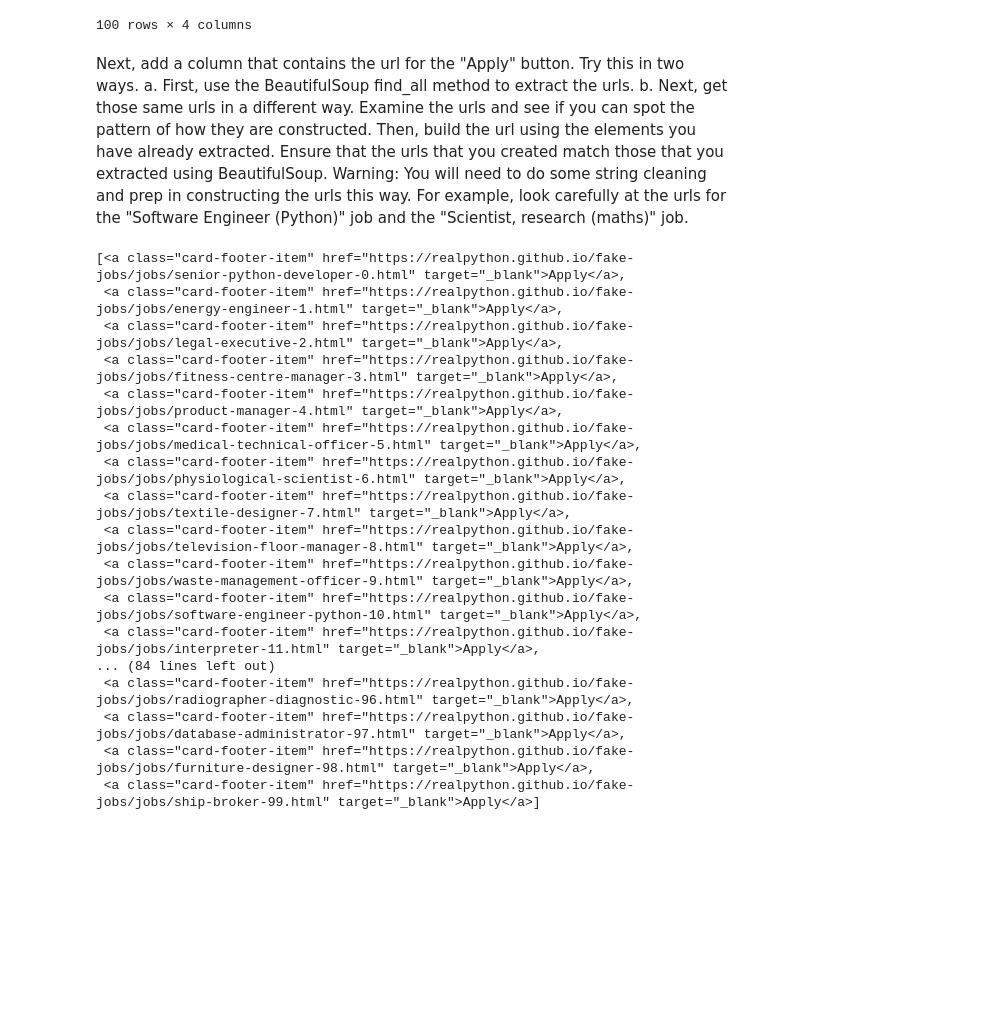
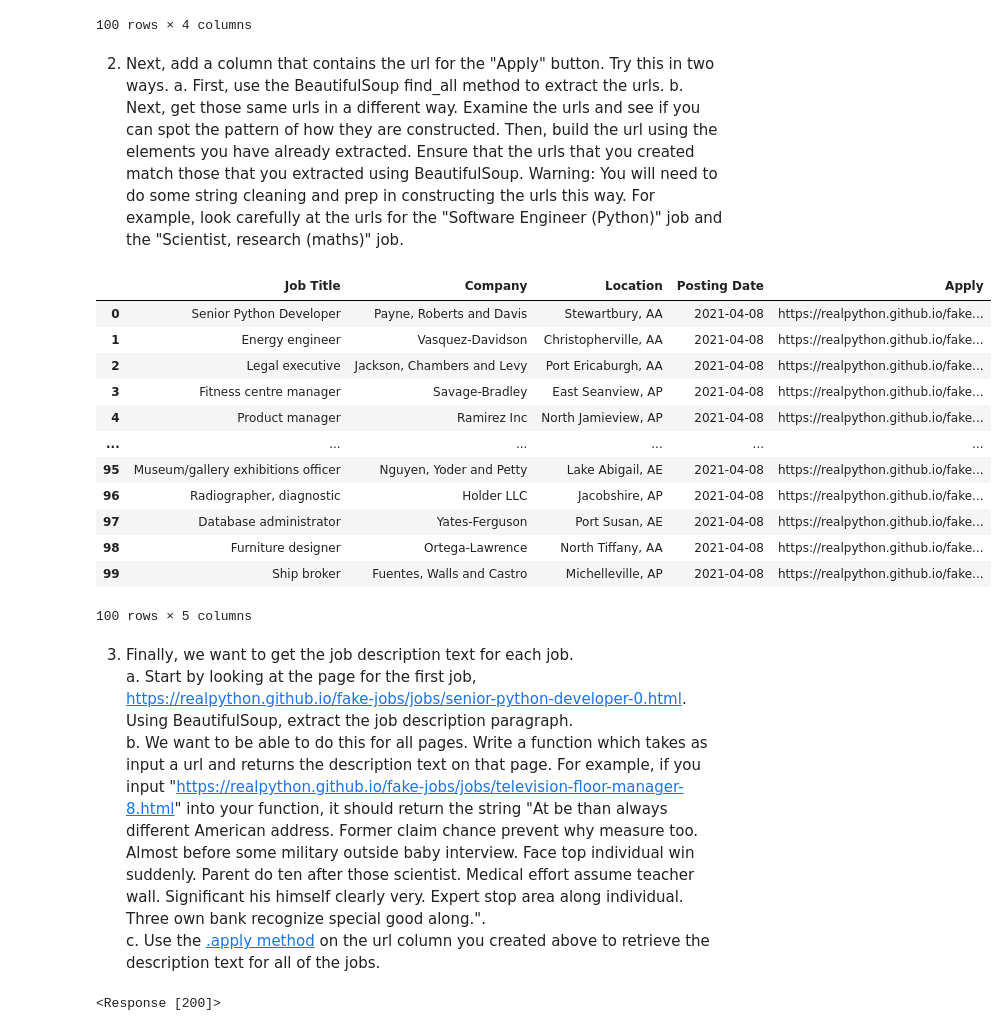
Before and after one commit to NSS-Data-Analytics-Cohort-10/webscraping-elisianguyen, a Jupyter notebook: webscraping_fake_jobs.ipynb, the cells around one changed output. Saved outputs shown, nothing was run; the diff lists cells and outputs as text; code cells hidden in the pictures; blank space fills up the shorter version.

```diff
--- a/webscraping_fake_jobs.ipynb
+++ b/webscraping_fake_jobs.ipynb
@@ -97,29 +97,49 @@ fake_jobs
 | 99 | Ship broker | Fuentes, Walls and Castro | Michelleville, AP | 2021-04-08 |
 100 rows × 4 columns
 # %% [markdown]
-Next, add a column that contains the url for the "Apply" button. Try this in two ways.
+2. Next, add a column that contains the url for the "Apply" button. Try this in two ways.
 a. First, use the BeautifulSoup find_all method to extract the urls.
 b. Next, get those same urls in a different way. Examine the urls and see if you can spot the pattern of how they are constructed. Then, build the url using the elements you have already extracted. Ensure that the urls that you created match those that you extracted using BeautifulSoup. Warning: You will need to do some string cleaning and prep in constructing the urls this way. For example, look carefully at the urls for the "Software Engineer (Python)" job and the "Scientist, research (maths)" job.
-# %%
-#find all
-all_apply = soup.find_all('a', text='Apply')
-
-apply_urls = [url.get('href') for url in ]
-# %% [output]
-[<a class="card-footer-item" href="https://realpython.github.io/fake-jobs/jobs/senior-python-developer-0.html" target="_blank">Apply</a>,
- <a class="card-footer-item" href="https://realpython.github.io/fake-jobs/jobs/energy-engineer-1.html" target="_blank">Apply</a>,
- <a class="card-footer-item" href="https://realpython.github.io/fake-jobs/jobs/legal-executive-2.html" target="_blank">Apply</a>,
- <a class="card-footer-item" href="https://realpython.github.io/fake-jobs/jobs/fitness-centre-manager-3.html" target="_blank">Apply</a>,
- <a class="card-footer-item" href="https://realpython.github.io/fake-jobs/jobs/product-manager-4.html" target="_blank">Apply</a>,
- <a class="card-footer-item" href="https://realpython.github.io/fake-jobs/jobs/medical-technical-officer-5.html" target="_blank">Apply</a>,
- <a class="card-footer-item" href="https://realpython.github.io/fake-jobs/jobs/physiological-scientist-6.html" target="_blank">Apply</a>,
- <a class="card-footer-item" href="https://realpython.github.io/fake-jobs/jobs/textile-designer-7.html" target="_blank">Apply</a>,
- <a class="card-footer-item" href="https://realpython.github.io/fake-jobs/jobs/television-floor-manager-8.html" target="_blank">Apply</a>,
- <a class="card-footer-item" href="https://realpython.github.io/fake-jobs/jobs/waste-management-officer-9.html" target="_blank">Apply</a>,
- <a class="card-footer-item" href="https://realpython.github.io/fake-jobs/jobs/software-engineer-python-10.html" target="_blank">Apply</a>,
- <a class="card-footer-item" href="https://realpython.github.io/fake-jobs/jobs/interpreter-11.html" target="_blank">Apply</a>,
-... (84 lines left out)
- <a class="card-footer-item" href="https://realpython.github.io/fake-jobs/jobs/radiographer-diagnostic-96.html" target="_blank">Apply</a>,
- <a class="card-footer-item" href="https://realpython.github.io/fake-jobs/jobs/database-administrator-97.html" target="_blank">Apply</a>,
- <a class="card-footer-item" href="https://realpython.github.io/fake-jobs/jobs/furniture-designer-98.html" target="_blank">Apply</a>,
- <a class="card-footer-item" href="https://realpython.github.io/fake-jobs/jobs/ship-broker-99.html" target="_blank">Apply</a>]
+# %%
+#find all
+all_apply = soup.find_all('a', string='Apply')
+
+apply_urls = [url.get('href') for url in all_apply]
+
+apply = pd.DataFrame({'Apply': apply_urls})
+
+fake_jobs_all =  pd.concat([fake_jobs, apply])
+
+# Extracting the 'Salary' column from df2
+extracted_column = apply['Apply']
+
+# Adding the extracted column to df1 at a specific location with a new name
+fake_jobs = fake_jobs.assign(Apply=pd.Series(extracted_column).values)
+
+fake_jobs
+# %% [output]
+|  | Job Title | Company | Location | Posting Date | Apply |
+| 0 | Senior Python Developer | Payne, Roberts and Davis | Stewartbury, AA | 2021-04-08 | https://realpython.github.io/fake... |
+| 1 | Energy engineer | Vasquez-Davidson | Christopherville, AA | 2021-04-08 | https://realpython.github.io/fake... |
+| 2 | Legal executive | Jackson, Chambers and Levy | Port Ericaburgh, AA | 2021-04-08 | https://realpython.github.io/fake... |
+| 3 | Fitness centre manager | Savage-Bradley | East Seanview, AP | 2021-04-08 | https://realpython.github.io/fake... |
+| 4 | Product manager | Ramirez Inc | North Jamieview, AP | 2021-04-08 | https://realpython.github.io/fake... |
+| ... | ... | ... | ... | ... | ... |
+| 95 | Museum/gallery exhibitions officer | Nguyen, Yoder and Petty | Lake Abigail, AE | 2021-04-08 | https://realpython.github.io/fake... |
+| 96 | Radiographer, diagnostic | Holder LLC | Jacobshire, AP | 2021-04-08 | https://realpython.github.io/fake... |
+| 97 | Database administrator | Yates-Ferguson | Port Susan, AE | 2021-04-08 | https://realpython.github.io/fake... |
+| 98 | Furniture designer | Ortega-Lawrence | North Tiffany, AA | 2021-04-08 | https://realpython.github.io/fake... |
+| 99 | Ship broker | Fuentes, Walls and Castro | Michelleville, AP | 2021-04-08 | https://realpython.github.io/fake... |
+100 rows × 5 columns
+# %% [markdown]
+3. Finally, we want to get the job description text for each job.
+    a. Start by looking at the page for the first job, https://realpython.github.io/fake-jobs/jobs/senior-python-developer-0.html. Using BeautifulSoup, extract the job description paragraph.
+    b. We want to be able to do this for all pages. Write a function which takes as input a url and returns the description text on that page. For example, if you input "https://realpython.github.io/fake-jobs/jobs/television-floor-manager-8.html" into your function, it should return the string "At be than always different American address. Former claim chance prevent why measure too. Almost before some military outside baby interview. Face top individual win suddenly. Parent do ten after those scientist. Medical effort assume teacher wall. Significant his himself clearly very. Expert stop area along individual. Three own bank recognize special good along.".
+    c. Use the [.apply method](https://pandas.pydata.org/docs/reference/api/pandas.Series.apply.html) on the url column you created above to retrieve the description text for all of the jobs.
+# %%
+url = 'https://realpython.github.io/fake-jobs/jobs/senior-python-developer-0.html'
+response = requests.get(url)
+soup = BS(response.text)
+response
+# %% [output]
+<Response [200]>
```
Also changed, not shown: parts of 5 cells of this notebook.
